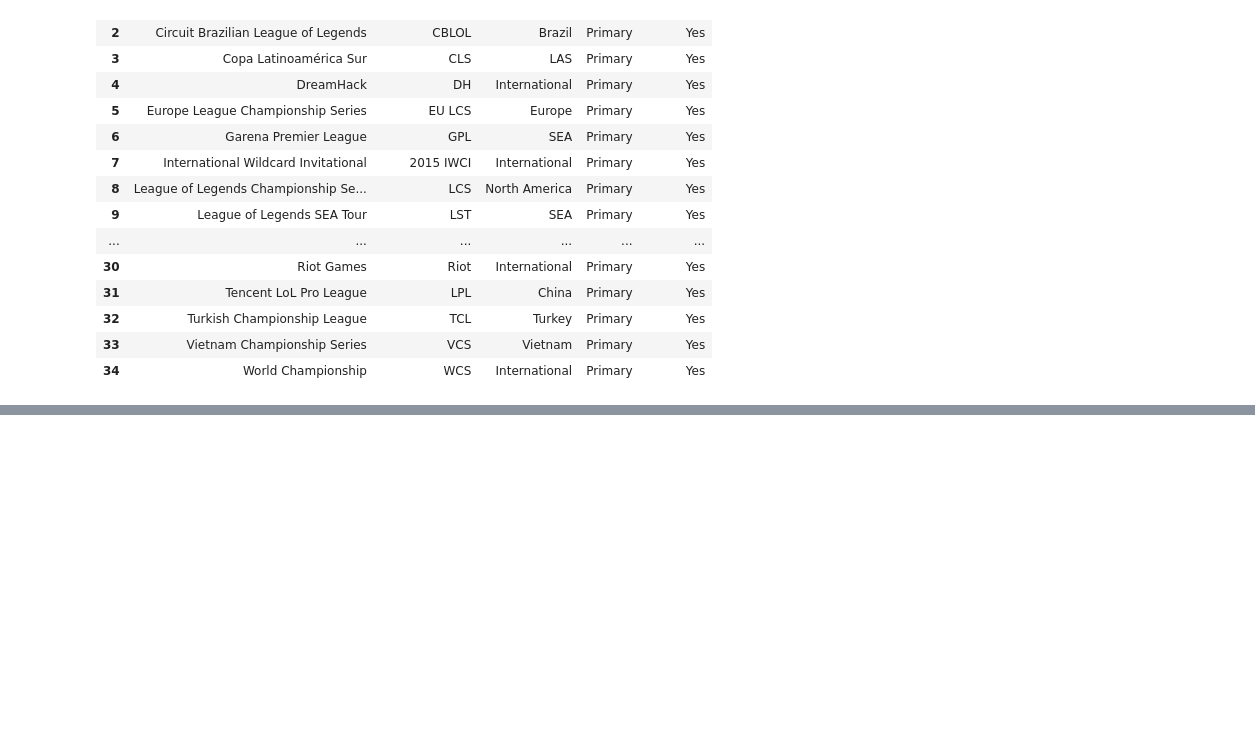
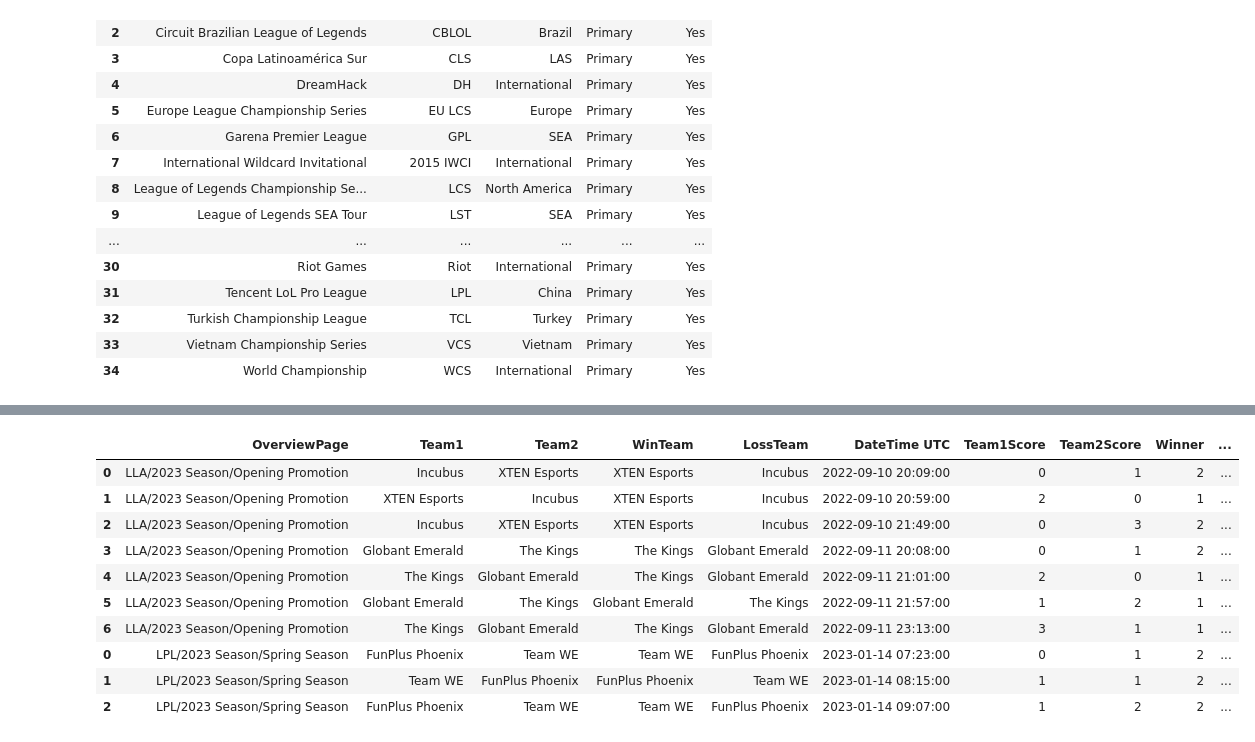
Before and after one commit to posky/LoL-Esports, a Jupyter notebook: parse_matches.ipynb, the cells around one changed output, grey strips where cells are left out. Drawn from its saved outputs; the diff is of its cells as text; code cells hidden in the pictures; blank space fills up the shorter version.

```diff
--- a/parse_matches.ipynb
+++ b/parse_matches.ipynb
@@ -260,0 +282,21 @@ for year in range(2011, 2023):
+# %%
+scoreboard_games = pd.DataFrame()
+for page in tournaments['OverviewPage']:
+    sg = get_scoreboard_games(where=f'T.OverviewPage="{page}"')
+    if sg is None:
+        print(f'{year}\t{page:35}\tdrop')
+        tournaments.drop(
+            tournaments.loc[tournaments['OverviewPage'] == page].index,
+            inplace=True
+        )
+        continue
+    league = tournaments.loc[tournaments['OverviewPage'] == page, 'League'].iloc[0]
+    league = leagues.loc[leagues['League'] == league, 'League Short'].iloc[0]
+    sg['League'] = league
+    sg = sg.sort_values(
+        by='DateTime UTC'
+    ).reset_index(drop=True)
+    print(f'\t{sg.shape}\t{page}')
+    scoreboard_games = pd.concat([scoreboard_games, sg])
+print(year, scoreboard_games.shape)
+print(year, tournaments.shape, '\n\n')
@@ -260,0 +321,14 @@ for year in range(2011, 2023):
+# %%
+scoreboard_games
+# %% [output]
+|  | OverviewPage | Team1 | Team2 | WinTeam | LossTeam | DateTime UTC | Team1Score | Team2Score | Winner | ... |
+| 0 | LLA/2023 Season/Opening Promotion | Incubus | XTEN Esports | XTEN Esports | Incubus | 2022-09-10 20:09:00 | 0 | 1 | 2 | ... |
+| 1 | LLA/2023 Season/Opening Promotion | XTEN Esports | Incubus | XTEN Esports | Incubus | 2022-09-10 20:59:00 | 2 | 0 | 1 | ... |
+| 2 | LLA/2023 Season/Opening Promotion | Incubus | XTEN Esports | XTEN Esports | Incubus | 2022-09-10 21:49:00 | 0 | 3 | 2 | ... |
+| 3 | LLA/2023 Season/Opening Promotion | Globant Emerald | The Kings | The Kings | Globant Emerald | 2022-09-11 20:08:00 | 0 | 1 | 2 | ... |
+| 4 | LLA/2023 Season/Opening Promotion | The Kings | Globant Emerald | The Kings | Globant Emerald | 2022-09-11 21:01:00 | 2 | 0 | 1 | ... |
+| 5 | LLA/2023 Season/Opening Promotion | Globant Emerald | The Kings | Globant Emerald | The Kings | 2022-09-11 21:57:00 | 1 | 2 | 1 | ... |
+| 6 | LLA/2023 Season/Opening Promotion | The Kings | Globant Emerald | The Kings | Globant Emerald | 2022-09-11 23:13:00 | 3 | 1 | 1 | ... |
+| 0 | LPL/2023 Season/Spring Season | FunPlus Phoenix | Team WE | Team WE | FunPlus Phoenix | 2023-01-14 07:23:00 | 0 | 1 | 2 | ... |
+| 1 | LPL/2023 Season/Spring Season | Team WE | FunPlus Phoenix | FunPlus Phoenix | Team WE | 2023-01-14 08:15:00 | 1 | 1 | 2 | ... |
+| 2 | LPL/2023 Season/Spring Season | FunPlus Phoenix | Team WE | Team WE | FunPlus Phoenix | 2023-01-14 09:07:00 | 1 | 2 | 2 | ... |
```
Also changed, not shown: parts of 5 cells of this notebook.
